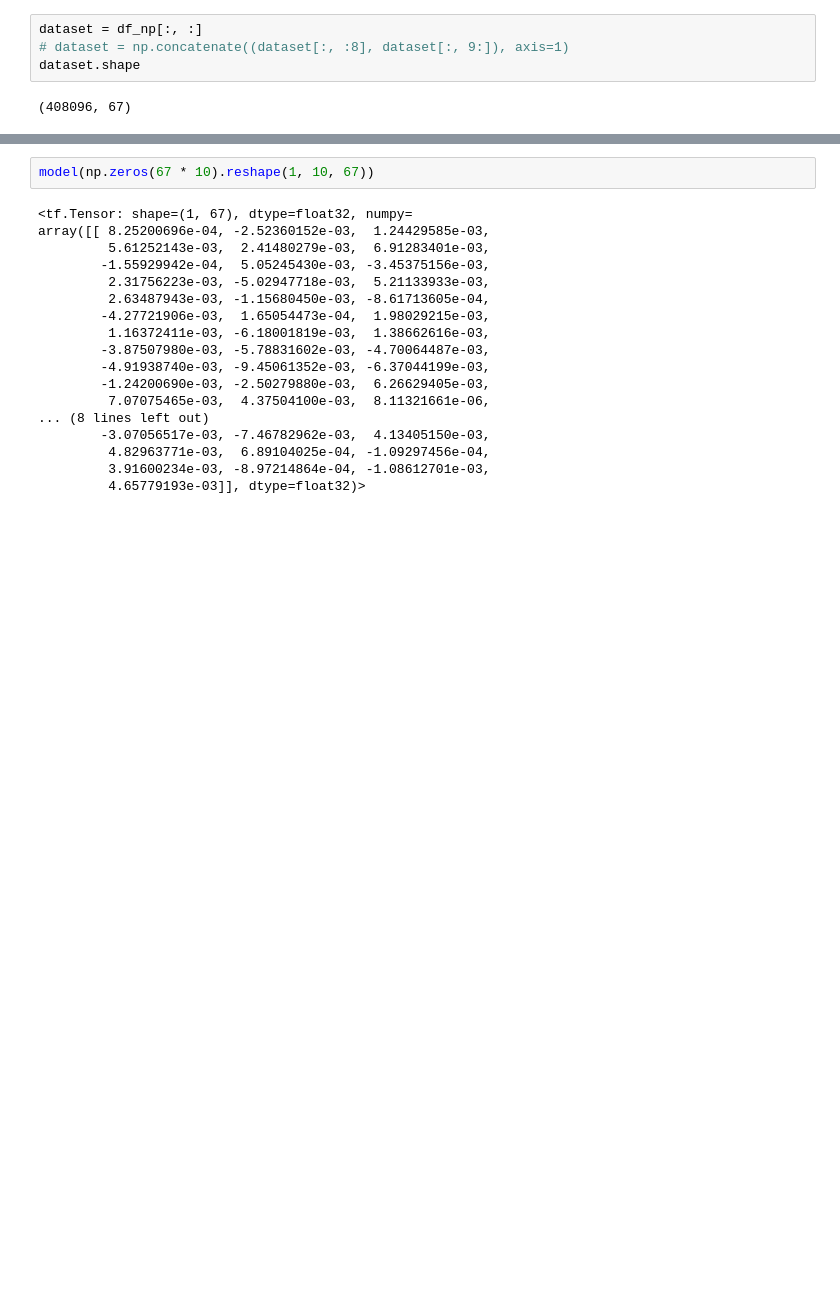
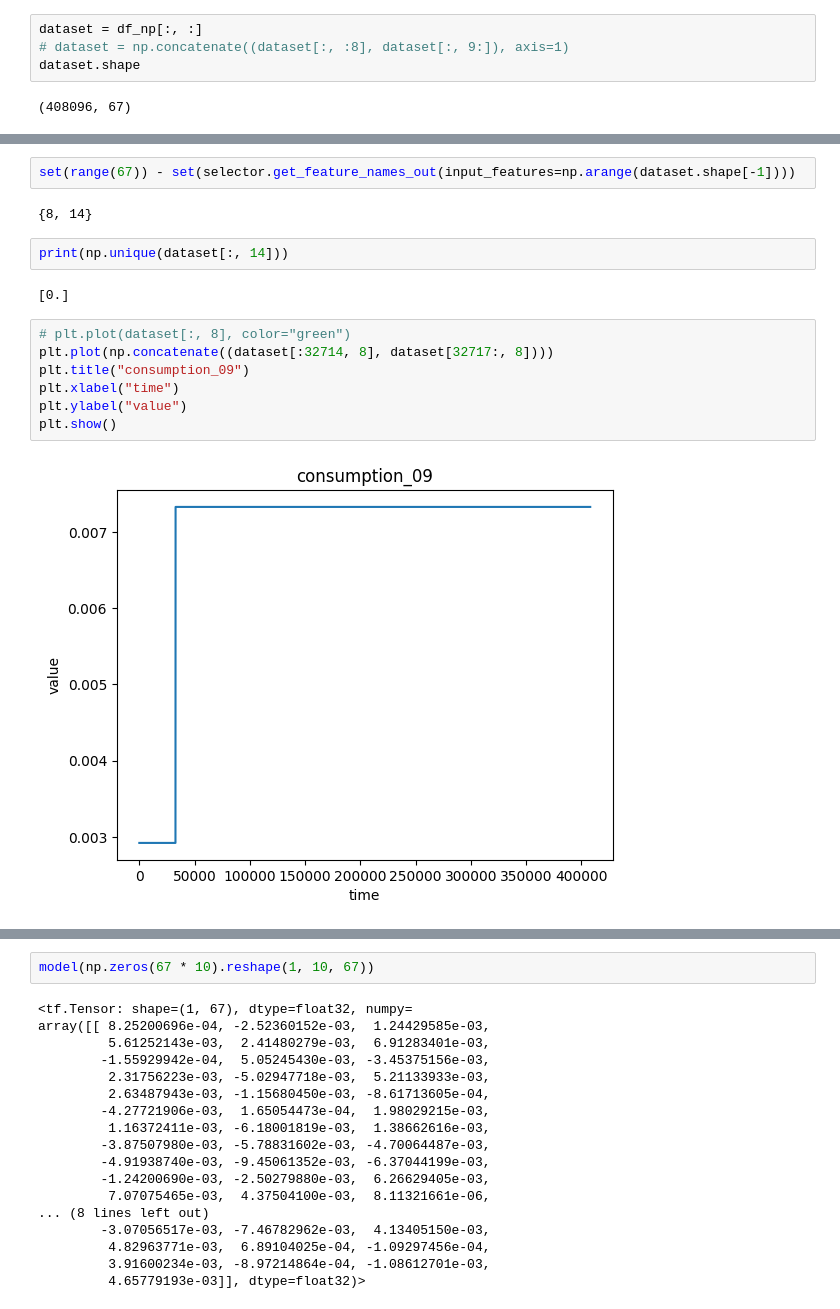
Before and after one commit to VeryLittleAnna/time_series, a Jupyter notebook: clear_notebook.ipynb, the cells around one changed output, grey strips where cells are left out. Cells and saved outputs as stored; diff of their text form; blank space fills up the shorter version.

```diff
--- a/clear_notebook.ipynb
+++ b/clear_notebook.ipynb
@@ -42,0 +48,17 @@ from collections import defaultdict
+# %%
+set(range(67)) - set(selector.get_feature_names_out(input_features=np.arange(dataset.shape[-1])))
+# %% [output]
+{8, 14}
+# %%
+print(np.unique(dataset[:, 14]))
+# %% [output]
+[0.]
+# %%
+# plt.plot(dataset[:, 8], color="green")
+plt.plot(np.concatenate((dataset[:32714, 8], dataset[32717:, 8])))
+plt.title("consumption_09")
+plt.xlabel("time")
+plt.ylabel("value")
+plt.show()
+# %% [output]
+[figure, added]
```
Also changed, not shown: parts of 36 cells of this notebook, 4 other files.
